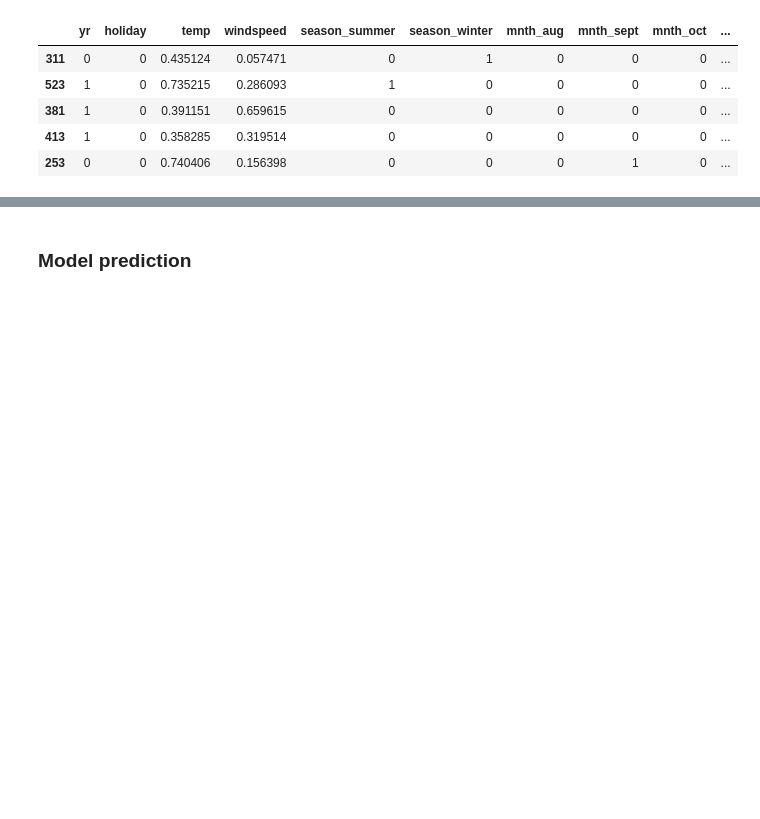
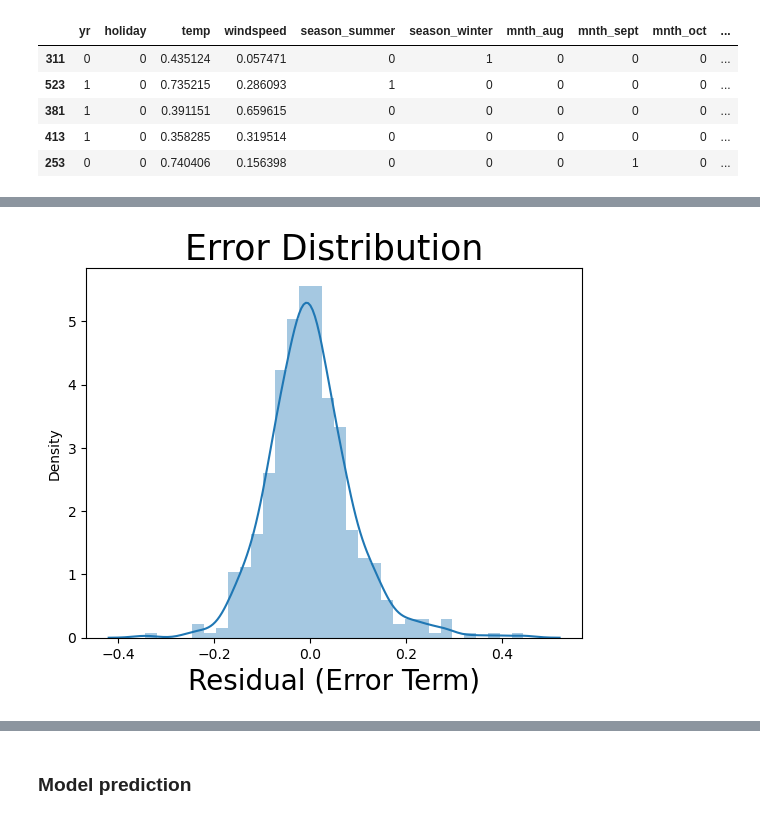
Before and after one commit to kunalsahu/Bike-sharing-assignment, a Jupyter notebook: Bike Sharing Assignment.ipynb, the cells around one changed output, grey strips where cells are left out. Saved outputs shown, nothing was run; the diff lists cells and outputs as text; code cells hidden in the pictures; blank space fills up the shorter version.

```diff
--- a/Bike Sharing Assignment.ipynb
+++ b/Bike Sharing Assignment.ipynb
@@ -911,0 +865,14 @@ Notes:
+# %%
+# Lets perform Residual Analysis
+y_train_pred = lr5.predict(X_train_lm5)
+residual = y_train_pred - y_train
+# %%
+#1. Assumption of Normally Distributed Error Term
+
+# Plot the histogram of the error terms
+sns.distplot(residual)
+plt.xlabel('Residual (Error Term)', fontdict={'fontsize': 20})
+plt.title('Error Distribution', fontdict={'fontsize': 25})
+plt.show()
+# %% [output]
+[figure, added]
```
Also changed, not shown: parts of 118 cells of this notebook.
